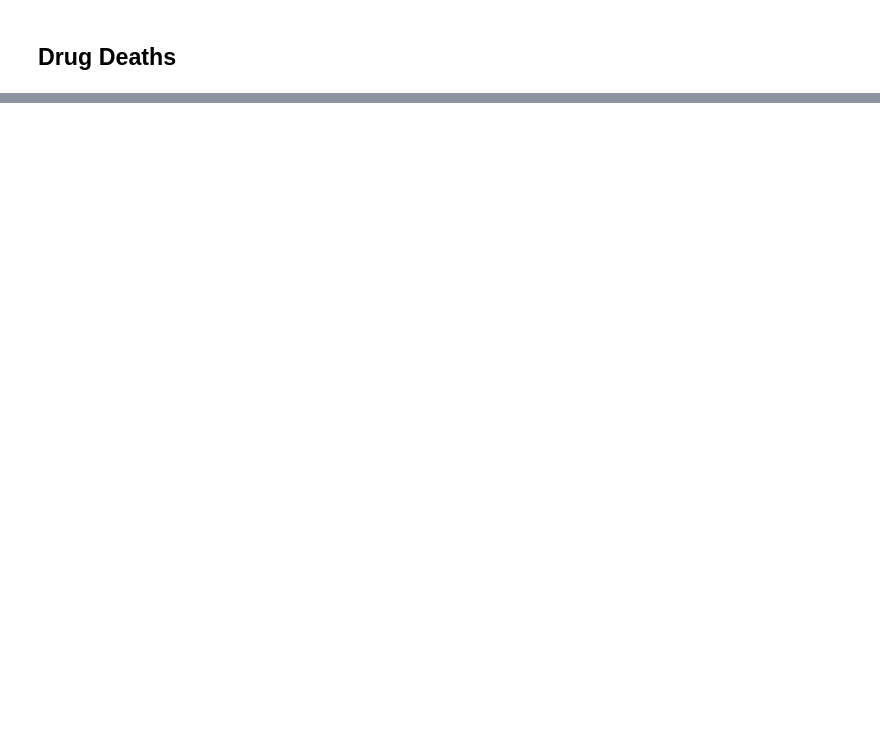
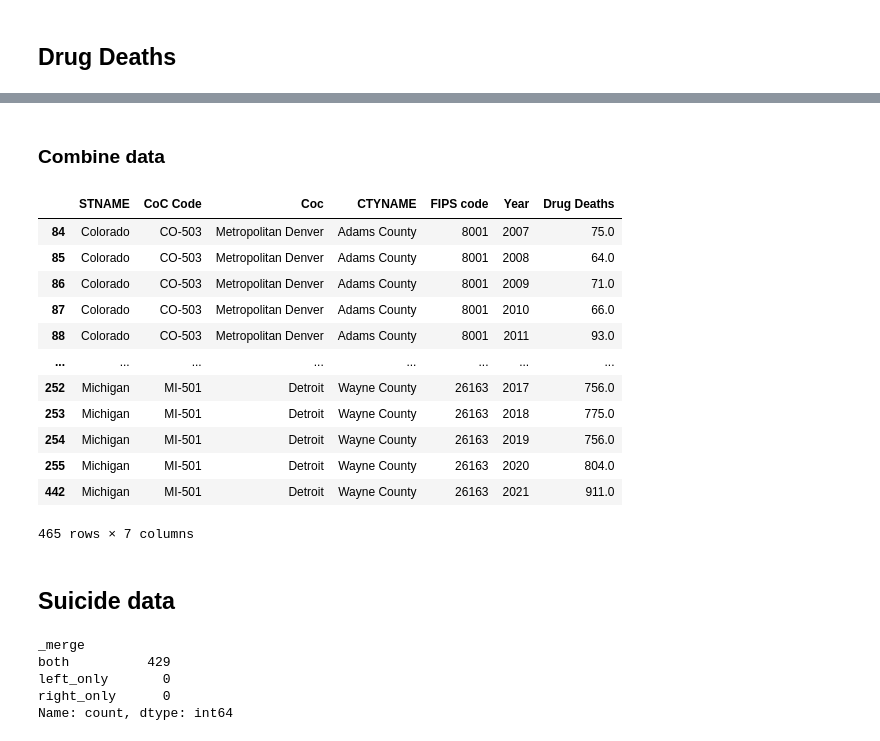
Before and after one commit to heath3rq/Python_Homelessness-Causal-Inference-Analysis, a Jupyter notebook: 10_code/mortality_data.ipynb, the cells around one changed output, grey strips where cells are left out. Drawn from its saved outputs; the diff is of its cells as text; code cells hidden in the pictures; blank space fills up the shorter version.

```diff
--- a/10_code/mortality_data.ipynb
+++ b/10_code/mortality_data.ipynb
@@ -272,0 +148,14 @@ Missing years : [2007]
+# %%
+doug_08_data = {
+    "STNAME": "Colorado",
+    "CoC Code": "CO-503",
+    "Coc": "Metropolitan Denver",
+    "CTYNAME": "Douglas County",
+    "FIPS code": 8035,
+    "Year": 2008,
+    "Deaths": doug08deaths,
+}
+df_doug_08 = pd.DataFrame(doug_08_data)
+# %%
+alldrugdatafinal = pd.concat([alldata0721, df_doug_08], ignore_index=True)
+alldrugdatafinal.tail()
@@ -272,0 +169,22 @@ Missing years : [2007]
+# %%
+# fixing broomfield
+years_available = alldrugdatafinal[alldrugdatafinal["FIPS code"] == 8014]["Year"]
+missing_brooomfield_years = list(set(years) - set(years_available))
+
+tmp_dfs = []
+
+for year in missing_brooomfield_years:
+    tmp_data = {
+        "STNAME": "Colorado",
+        "CoC Code": "CO-503",
+        "Coc": "Metropolitan Denver",
+        "CTYNAME": "Broomfield County",
+        "FIPS code": 8014,
+        "Year": year,
+        "Deaths": np.NaN,
+    }
+    df = pd.DataFrame(tmp_data, index=[0])
+    tmp_dfs.append(df)
+
+broomfield_df = pd.concat(tmp_dfs, ignore_index=True)
+broomfield_df
@@ -272,0 +202,4 @@ Missing years : [2007]
+# %%
+alldrugdatafinal0721 = pd.concat([alldrugdatafinal, broomfield_df], ignore_index=True)
+alldrugdatafinal0721["Year"] = alldrugdatafinal0721["Year"].astype(int)
+alldrugdatafinal0721.tail(10)
@@ -272,0 +218,21 @@ Missing years : [2007]
+# %% [markdown]
+### Combine data
+# %%
+alldrugdatafinal0721 = alldrugdatafinal0721.rename(
+    columns={"Deaths": "Drug Deaths"}
+).sort_values(by=["CTYNAME", "Year"])
+alldrugdatafinal0721
+# %% [output]
+|  | STNAME | CoC Code | Coc | CTYNAME | FIPS code | Year | Drug Deaths |
+| 84 | Colorado | CO-503 | Metropolitan Denver | Adams County | 8001 | 2007 | 75.0 |
+| 85 | Colorado | CO-503 | Metropolitan Denver | Adams County | 8001 | 2008 | 64.0 |
+| 86 | Colorado | CO-503 | Metropolitan Denver | Adams County | 8001 | 2009 | 71.0 |
+| 87 | Colorado | CO-503 | Metropolitan Denver | Adams County | 8001 | 2010 | 66.0 |
+| 88 | Colorado | CO-503 | Metropolitan Denver | Adams County | 8001 | 2011 | 93.0 |
+| ... | ... | ... | ... | ... | ... | ... | ... |
+| 252 | Michigan | MI-501 | Detroit | Wayne County | 26163 | 2017 | 756.0 |
+| 253 | Michigan | MI-501 | Detroit | Wayne County | 26163 | 2018 | 775.0 |
+| 254 | Michigan | MI-501 | Detroit | Wayne County | 26163 | 2019 | 756.0 |
+| 255 | Michigan | MI-501 | Detroit | Wayne County | 26163 | 2020 | 804.0 |
+| 442 | Michigan | MI-501 | Detroit | Wayne County | 26163 | 2021 | 911.0 |
+465 rows × 7 columns
@@ -272,0 +245,2 @@ Missing years : [2007]
+# %% [markdown]
+## Suicide data
@@ -272,0 +259,8 @@ Missing years : [2007]
+# %%
+allmhdata0720merge["_merge"].value_counts()
+# %% [output]
+_merge
+both          429
+left_only       0
+right_only      0
+Name: count, dtype: int64
```
Also changed, not shown: parts of 64 cells of this notebook.
